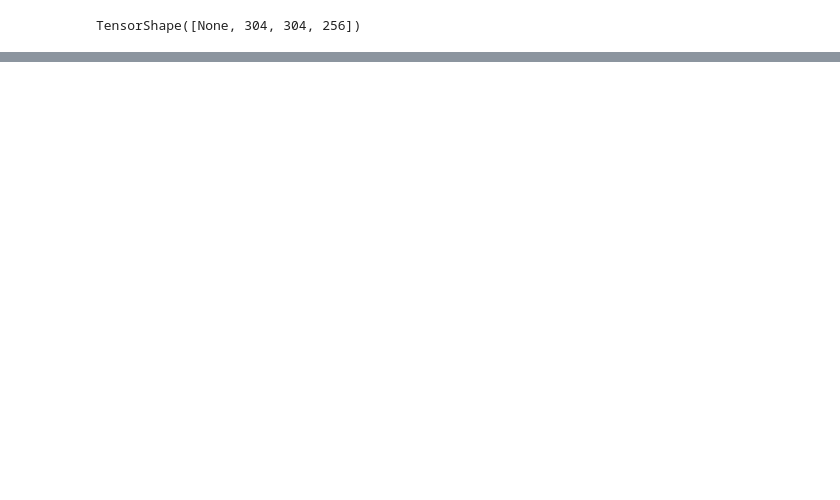
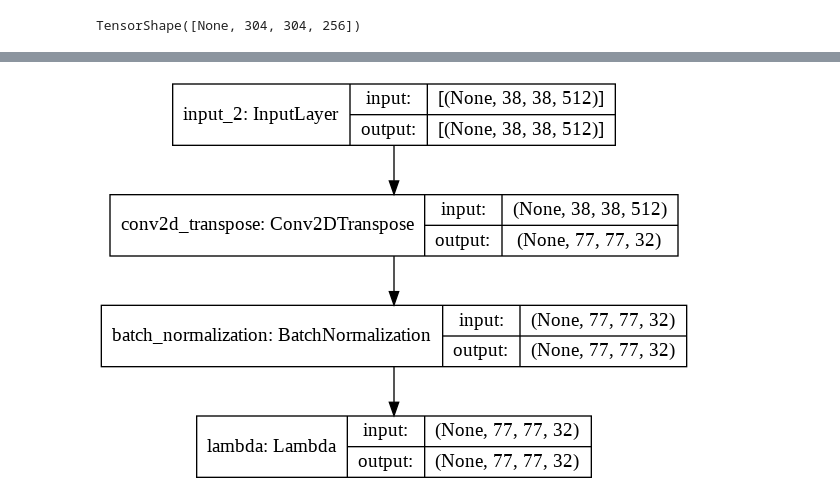
Before and after one commit to YuenFuiLau/Google-Colab, a Jupyter notebook: tensorflow_test.ipynb, the cells around one changed output, grey strips where cells are left out. Drawn from its saved outputs; the diff is of its cells as text; code cells hidden in the pictures; blank space fills up the shorter version.

```diff
--- a/tensorflow_test.ipynb
+++ b/tensorflow_test.ipynb
@@ -192,0 +252,11 @@ TensorShape([None, 304, 304, 256])
+# %%
+#TCBM
+initializer = tf.random_normal_initializer()
+k = tf.Variable(initial_value=initializer(shape=(10,38,38,512),dtype="float32"))
+in_x = tf.keras.layers.Input(shape=tuple(k.get_shape().as_list()[1:]))
+
+y = TCBM()
+model = y.graph_model(tuple(in_x.get_shape().as_list()[1:]))
+plot_model(model,show_shapes=True, show_layer_names=True)
+# %% [output]
+[figure, added]
```
Also changed, not shown: parts of 7 cells of this notebook.
